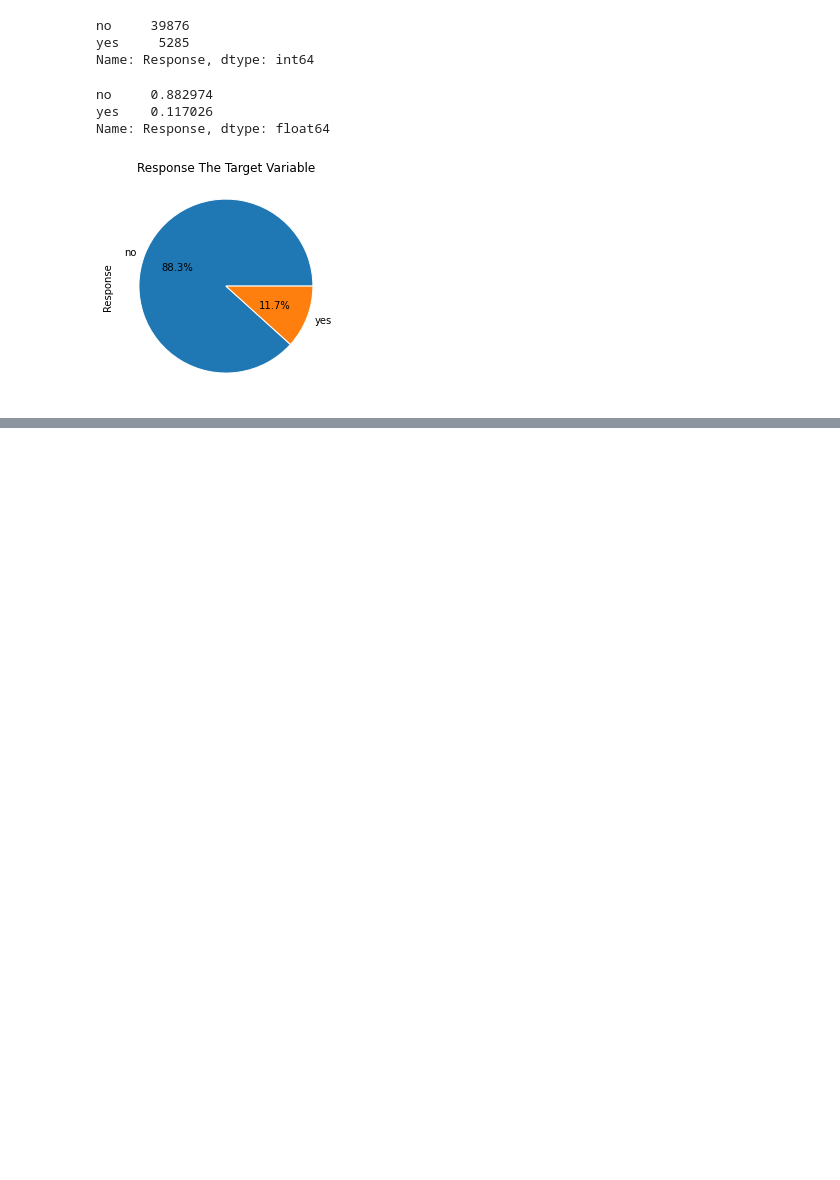
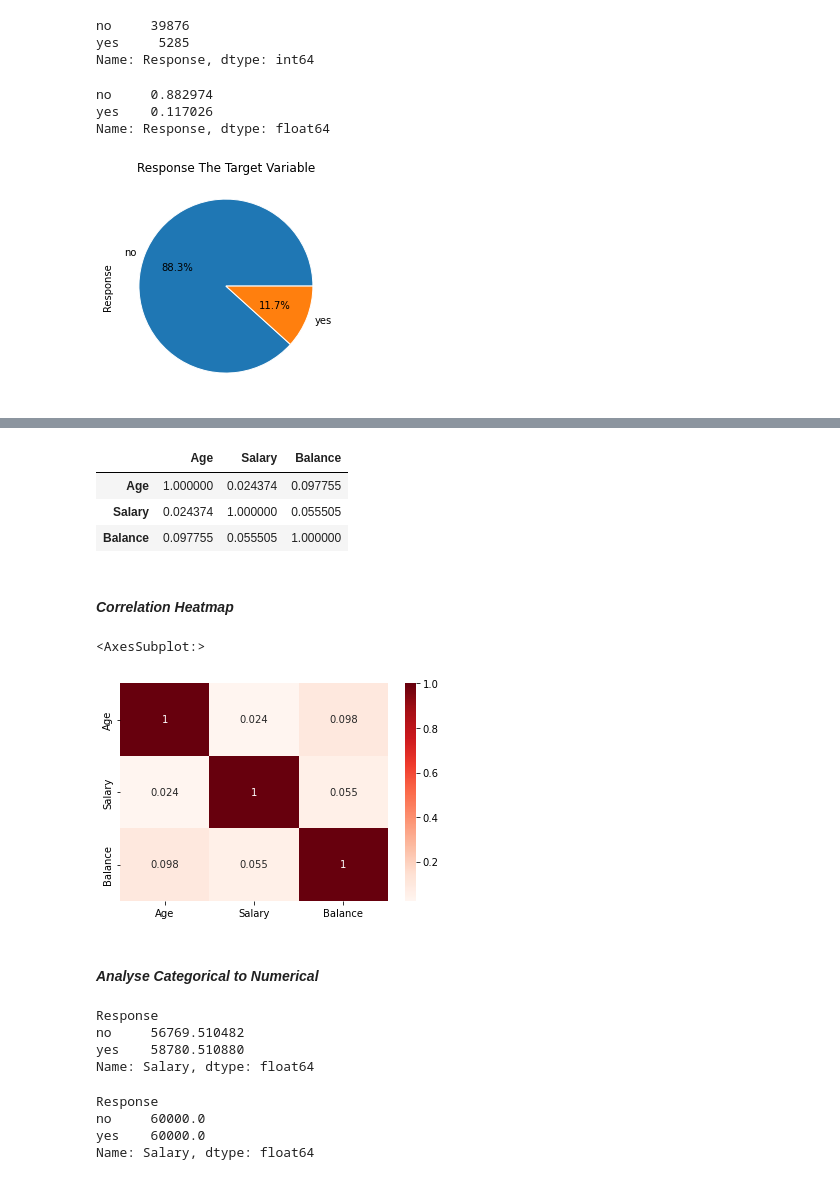
Before and after one commit to dirumisra/BankMarketing_DataSet_EDA, a Jupyter notebook: bank_marketing_EDA.ipynb, the cells around one changed output, grey strips where cells are left out. Drawn from its saved outputs; the diff is of its cells as text; code cells hidden in the pictures; blank space fills up the shorter version.

```diff
--- a/bank_marketing_EDA.ipynb
+++ b/bank_marketing_EDA.ipynb
@@ -676,0 +737,30 @@ plt.show()
+# %%
+bank_mkt_df1[['Age','Salary','Balance']].corr()
+# %% [output]
+|  | Age | Salary | Balance |
+| Age | 1.000000 | 0.024374 | 0.097755 |
+| Salary | 0.024374 | 1.000000 | 0.055505 |
+| Balance | 0.097755 | 0.055505 | 1.000000 |
+# %% [markdown]
+#### ***Correlation Heatmap***
+# %%
+sns.heatmap(bank_mkt_df[['Age', 'Salary', 'Balance']].corr(),annot= True, cmap='Reds')
+# %% [output]
+<AxesSubplot:>
+[figure, added]
+# %% [markdown]
+#### ***Analyse Categorical to Numerical***
+# %%
+bank_mkt_df1.groupby('Response')['Salary'].mean()
+# %% [output]
+Response
+no     56769.510482
+yes    58780.510880
+Name: Salary, dtype: float64
+# %%
+bank_mkt_df1.groupby('Response')['Salary'].median()
+# %% [output]
+Response
+no     60000.0
+yes    60000.0
+Name: Salary, dtype: float64
```
Also changed, not shown: parts of 59 cells of this notebook.
